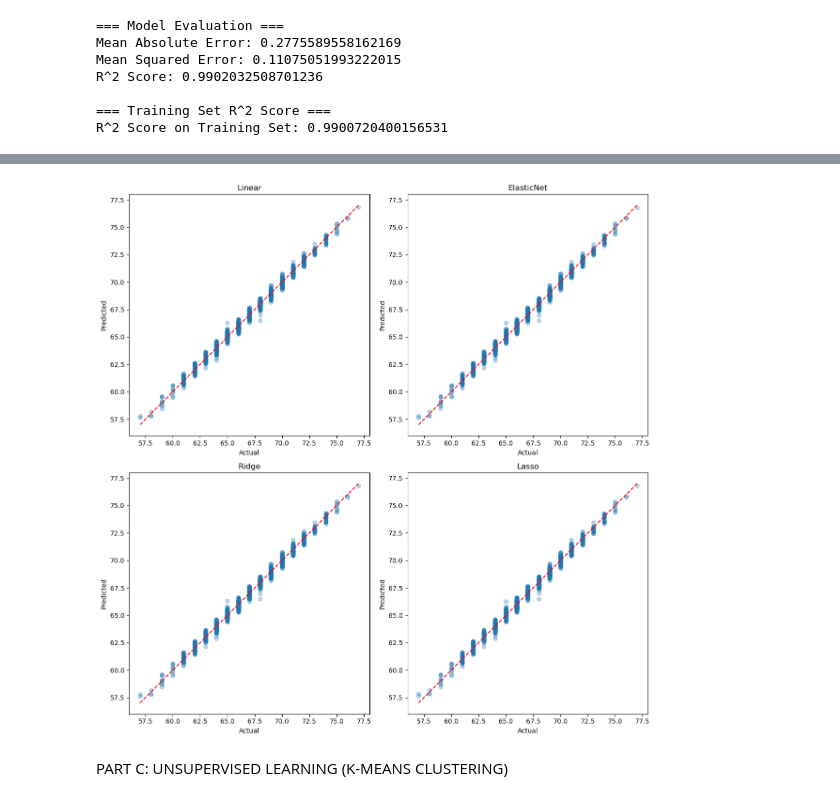
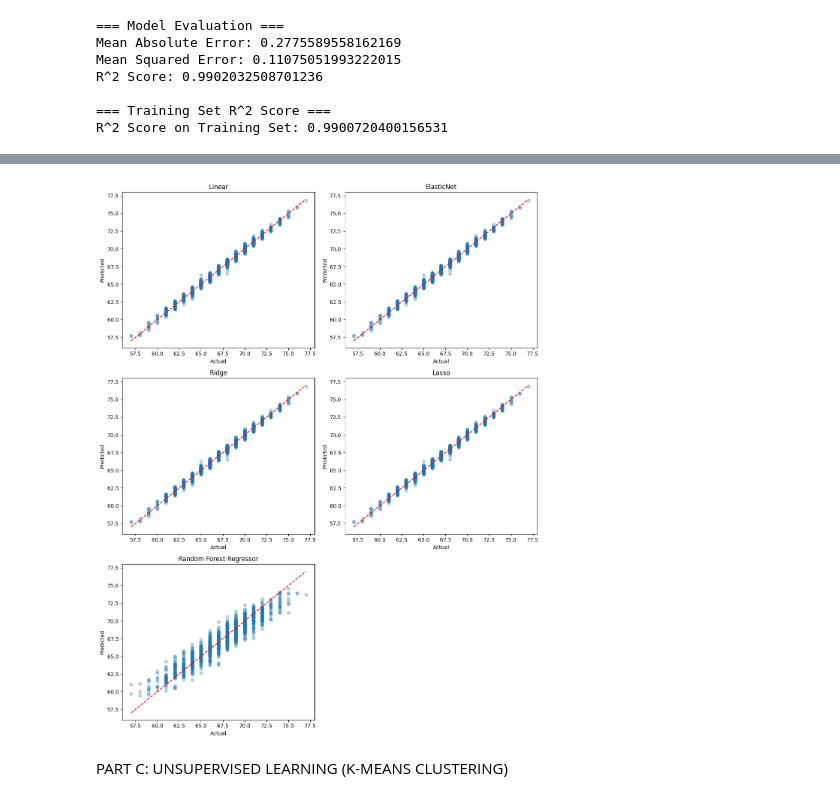
Before and after one commit to EarlClydeeee/pattern_recognition, a Jupyter notebook: student_performance.ipynb, the cells around one changed output, grey strips where cells are left out. Cells and saved outputs as stored; diff of their text form; code cells hidden in the pictures.

Commit message:
added Random Forest Regressor
there is an issue, RFR is yielding a lower accuracy compare to other models

Refer to this:
https://gemini.google.com/share/3034bc33bdc8

```diff
--- a/student_performance.ipynb
+++ b/student_performance.ipynb
@@ -362,3 +365,7 @@ R^2 Score: 0.9902032508701236
 
 === Training Set R^2 Score ===
 R^2 Score on Training Set: 0.9900720400156531
+# %%
+from sklearn.ensemble import RandomForestRegressor
+rf_model = RandomForestRegressor(random_state=1)
+evaluate_model(rf_model)
@@ -365,28 +380,32 @@ R^2 Score on Training Set: 0.9900720400156531
 # %%
 import matplotlib.pyplot as plt
 
 models = {
     'Linear': linear_model,
     'ElasticNet': elastic_model,
     'Ridge': ridge_model,
-    'Lasso': lasso_model
+    'Lasso': lasso_model,
+    'Random Forest Regressor': rf_model
 }
 
-fig, axes = plt.subplots(2, 2, figsize=(12, 12))
+fig, axes = plt.subplots(3, 2, figsize=(12, 15))
 axes = axes.flatten()
 
 for ax, (name, model) in zip(axes, models.items()):
     Y_pred = model.predict(X_test)
     ax.scatter(Y_test, Y_pred, alpha=0.3)
     ax.plot([Y_test.min(), Y_test.max()], [Y_test.min(), Y_test.max()], 'r--')  # perfect prediction line
     ax.set_xlabel('Actual')
     ax.set_ylabel('Predicted')
     ax.set_title(name)
 
+if len(models) < len(axes):
+    fig.delaxes(axes[-1])
+
 plt.tight_layout()
 plt.show()
 # %% [output]
-[figure, old version]
+[figure, new version]
 # %% [markdown]
 PART C: UNSUPERVISED LEARNING (K-MEANS CLUSTERING)
 # %%
```
Also changed, not shown: parts of 9 cells of this notebook.
